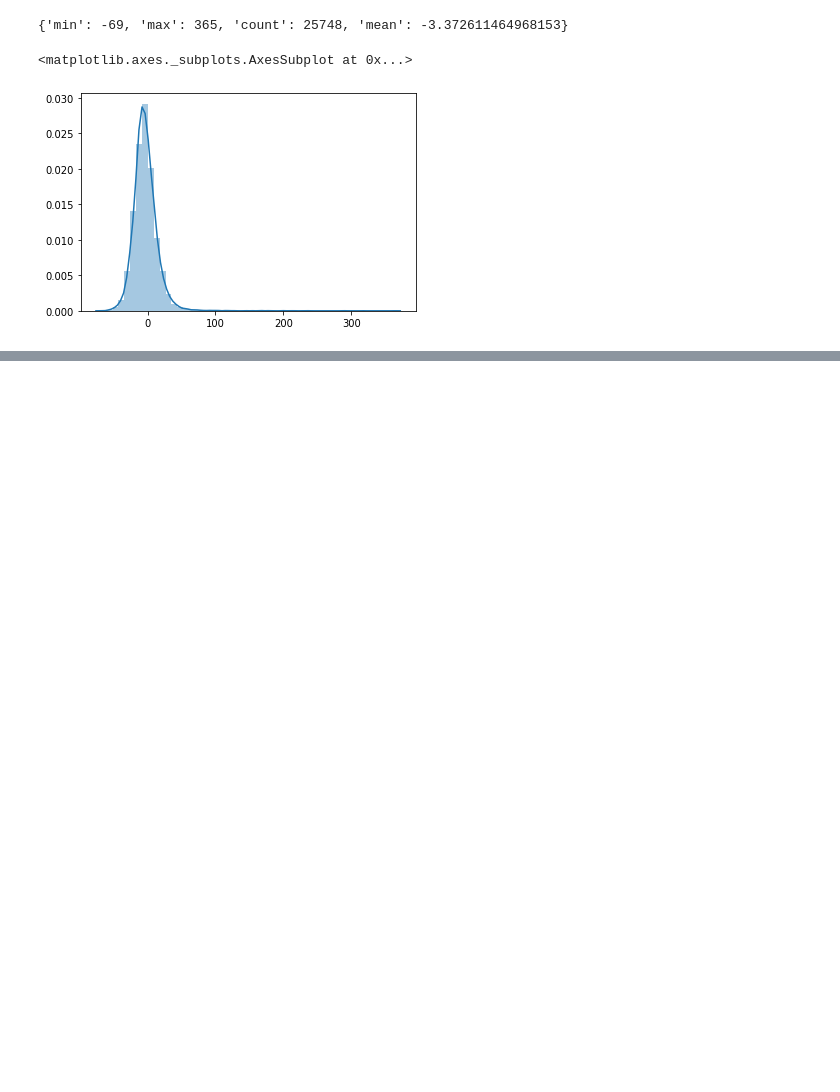
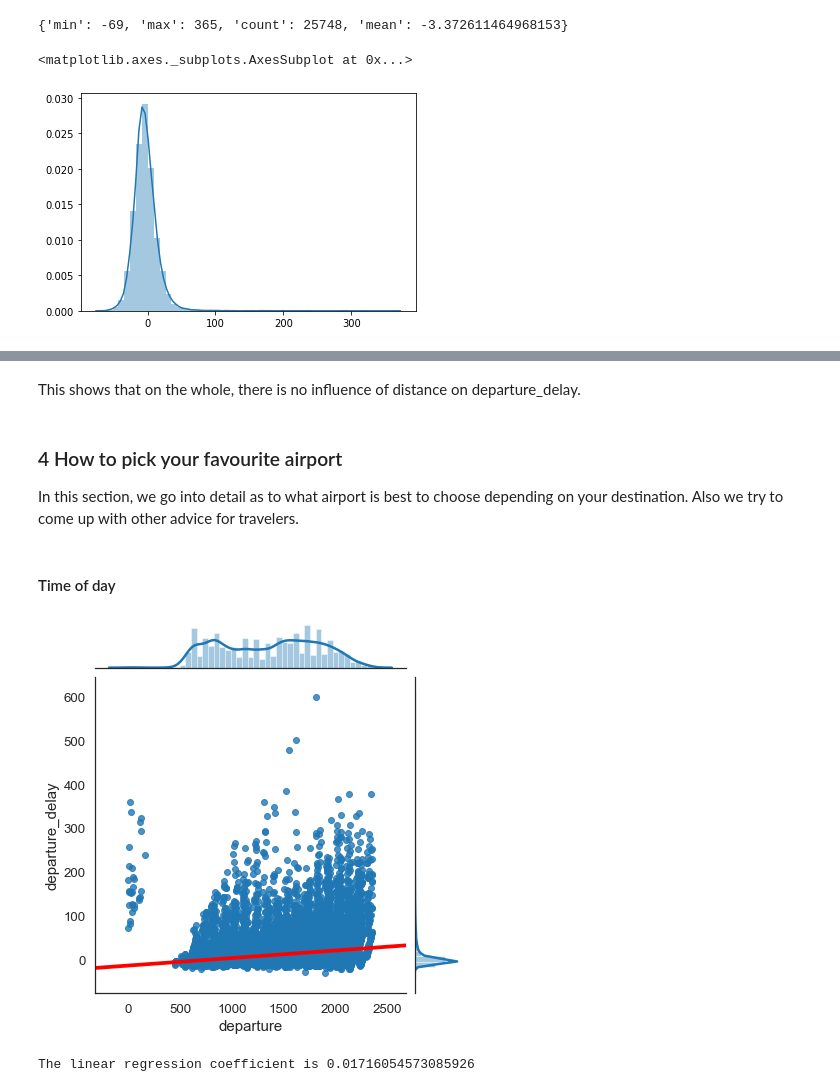
Before and after one commit to mihaihai/flight_data, a Jupyter notebook: Data exploration of flight delays and weather.ipynb, the cells around one changed output, grey strips where cells are left out. Saved outputs shown, nothing was run; the diff lists cells and outputs as text; code cells hidden in the pictures; blank space fills up the shorter version.

```diff
--- a/Data exploration of flight delays and weather.ipynb
+++ b/Data exploration of flight delays and weather.ipynb
@@ -322,0 +329,13 @@ sns.jointplot(working['departure_delay'], working['distance'], kind = 'kde', )
+# %% [markdown]
+This shows that on the whole, there is no influence of distance on departure_delay.
+# %% [markdown]
+### <a name="favourite"></a> 4 How to pick your favourite airport
+
+In this section, we go into detail as to what airport is best to choose depending on your destination. Also we try to come up with other advice for travelers.
+# %% [markdown]
+#### Time of day
+# %%
+plot_linear_regr(working, "departure", "departure_delay")
+# %% [output]
+[figure, added]
+The linear regression coefficient is 0.01716054573085926
```
Also changed, not shown: parts of 43 cells of this notebook, 1 other file.
